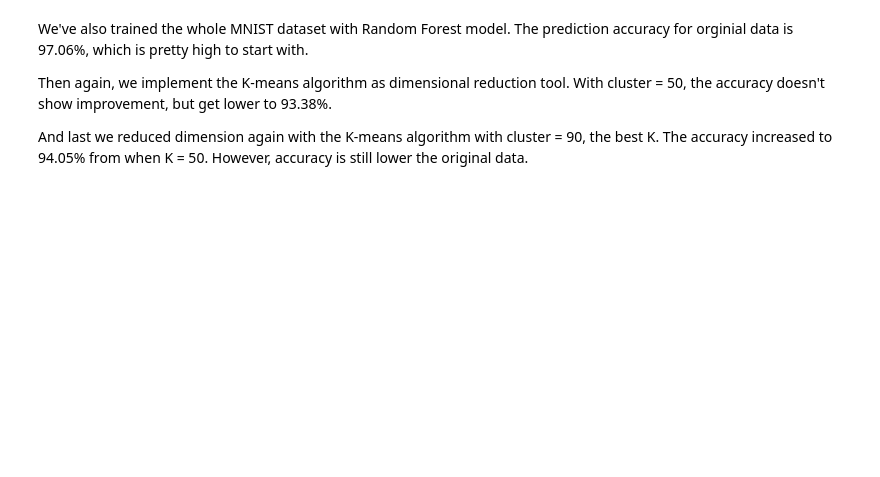
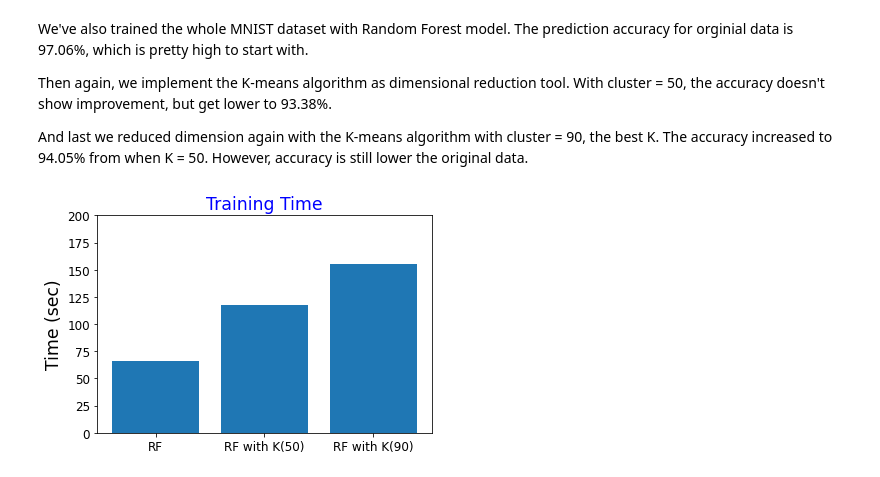
Before and after one commit to fsclsnow/AML, a Jupyter notebook: AML_Project6_KMean_Clustering.ipynb, the cells around one changed output. Saved outputs shown, nothing was run; the diff lists cells and outputs as text; code cells hidden in the pictures; blank space fills up the shorter version.

```diff
--- a/AML_Project6_KMean_Clustering.ipynb
+++ b/AML_Project6_KMean_Clustering.ipynb
@@ -1243,3 +1281,14 @@ We've also trained the whole MNIST dataset with Random Forest model. The predict
 Then again, we implement the K-means algorithm as dimensional reduction tool. With cluster = 50, the accuracy doesn't show improvement, but get lower to 93.38%.
 
 And last we reduced dimension again with the K-means algorithm with cluster = 90, the best K. The accuracy increased to 94.05% from when K = 50. However, accuracy is still lower the original data.
+# %%
+names = ['RF', 'RF with K(50)', 'RF with K(90)']
+values = [66.41, 117.60, 155.23]
+plt.bar(names, values)
+plt.rc('xtick', labelsize=6)
+plt.ylim(0,200)
+plt.ylabel("Time (sec)", fontsize = "xx-large")
+plt.title("Training Time", color = "blue", fontsize = "xx-large")
+plt.show()
+# %% [output]
+[figure, added]
```
Also changed, not shown: parts of 11 cells of this notebook.
